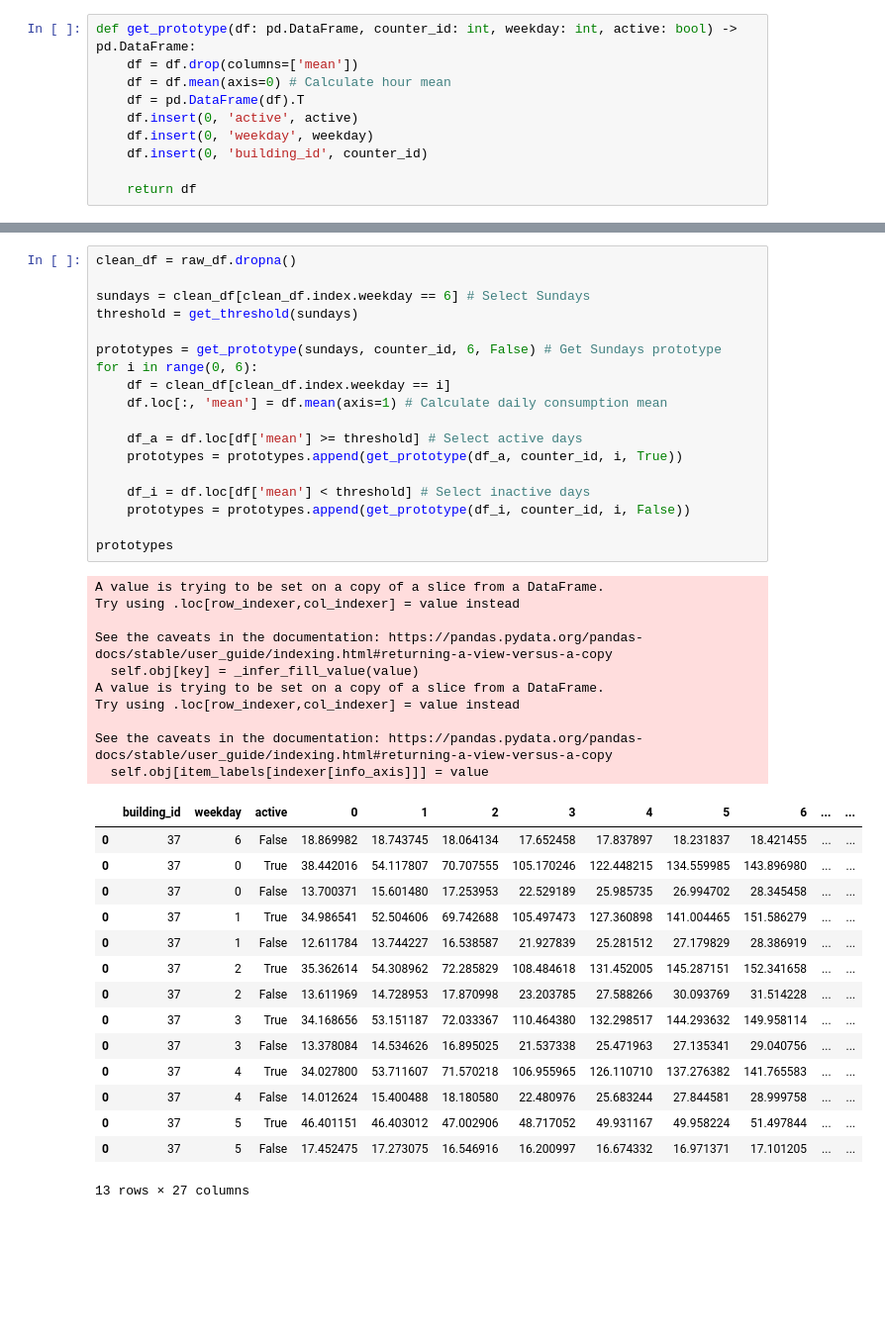
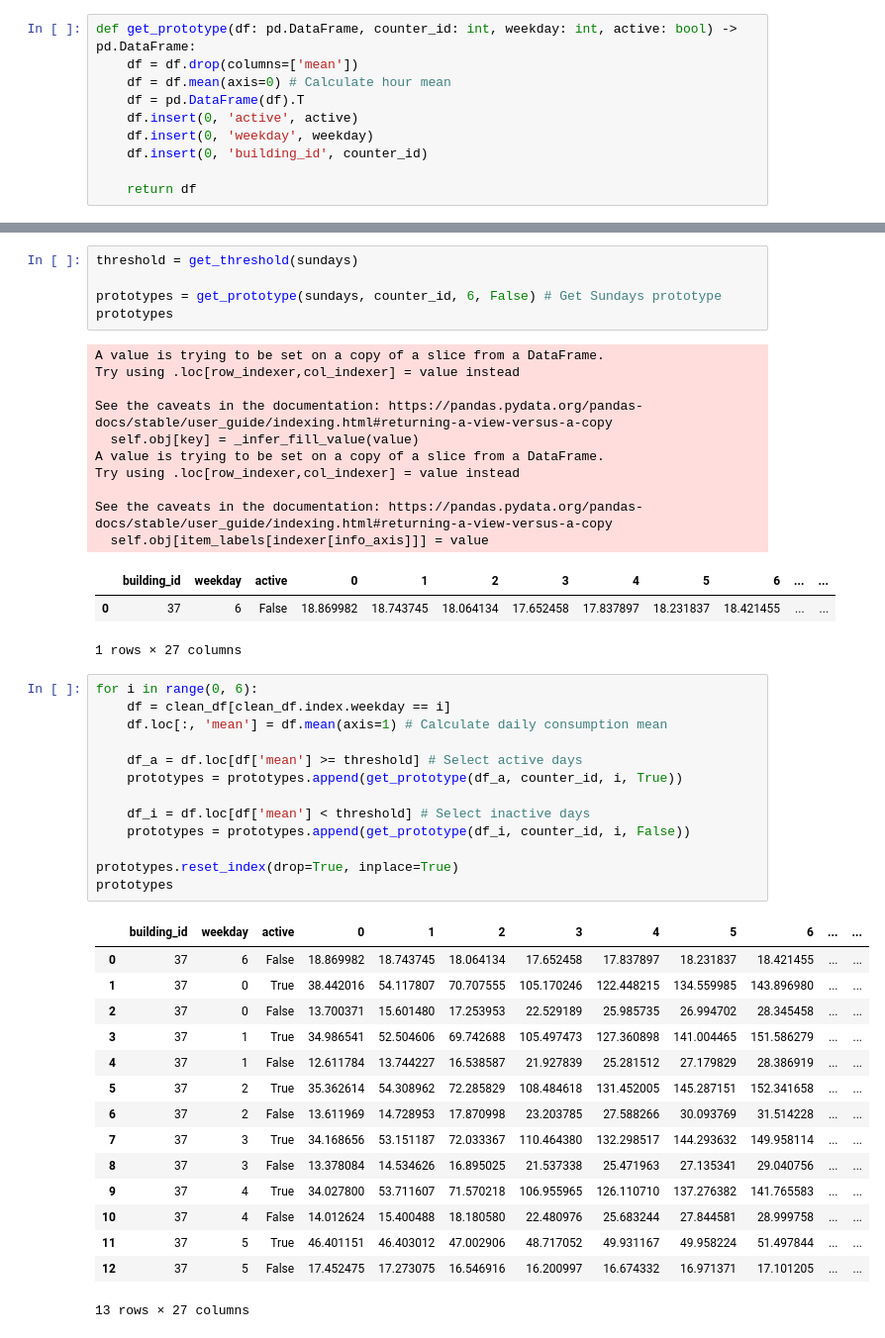
Before and after one commit to thmasker/DAntE, a Jupyter notebook: notebook/data-preprocessing/weekday_prototypes.ipynb, the cells around one changed output, grey strips where cells are left out. Shown: that part at 99% size. Saved outputs shown, nothing was run; the diff lists cells and outputs as text; blank space fills up the shorter version.

```diff
--- a/notebook/data-preprocessing/weekday_prototypes.ipynb
+++ b/notebook/data-preprocessing/weekday_prototypes.ipynb
@@ -66,44 +87,48 @@ def get_prototype(df: pd.DataFrame, counter_id: int, weekday: int, active: bool)
+# %%
+threshold = get_threshold(sundays)
+
+prototypes = get_prototype(sundays, counter_id, 6, False) # Get Sundays prototype
+prototypes
+# %% [output]
+A value is trying to be set on a copy of a slice from a DataFrame.
+Try using .loc[row_indexer,col_indexer] = value instead
+
+See the caveats in the documentation: https://pandas.pydata.org/pandas-docs/stable/user_guide/indexing.html#returning-a-view-versus-a-copy
+  self.obj[key] = _infer_fill_value(value)
+A value is trying to be set on a copy of a slice from a DataFrame.
+Try using .loc[row_indexer,col_indexer] = value instead
+
+See the caveats in the documentation: https://pandas.pydata.org/pandas-docs/stable/user_guide/indexing.html#returning-a-view-versus-a-copy
+  self.obj[item_labels[indexer[info_axis]]] = value
+|  | building_id | weekday | active | 0 | 1 | 2 | 3 | 4 | 5 | 6 | ... | ... |
+| 0 | 37 | 6 | False | 18.869982 | 18.743745 | 18.064134 | 17.652458 | 17.837897 | 18.231837 | 18.421455 | ... | ... |
+1 rows × 27 columns
 # %%
-clean_df = raw_df.dropna()
-
-sundays = clean_df[clean_df.index.weekday == 6] # Select Sundays
-threshold = get_threshold(sundays)
-
-prototypes = get_prototype(sundays, counter_id, 6, False) # Get Sundays prototype
 for i in range(0, 6):
     df = clean_df[clean_df.index.weekday == i]
     df.loc[:, 'mean'] = df.mean(axis=1) # Calculate daily consumption mean
 
     df_a = df.loc[df['mean'] >= threshold] # Select active days
     prototypes = prototypes.append(get_prototype(df_a, counter_id, i, True))
 
     df_i = df.loc[df['mean'] < threshold] # Select inactive days
     prototypes = prototypes.append(get_prototype(df_i, counter_id, i, False))
 
+prototypes.reset_index(drop=True, inplace=True)
 prototypes
 # %% [output]
+|  | building_id | weekday | active | 0 | 1 | 2 | 3 | 4 | 5 | 6 | ... | ... |
+| 0 | 37 | 6 | False | 18.869982 | 18.743745 | 18.064134 | 17.652458 | 17.837897 | 18.231837 | 18.421455 | ... | ... |
+| 1 | 37 | 0 | True | 38.442016 | 54.117807 | 70.707555 | 105.170246 | 122.448215 | 134.559985 | 143.896980 | ... | ... |
+| 2 | 37 | 0 | False | 13.700371 | 15.601480 | 17.253953 | 22.529189 | 25.985735 | 26.994702 | 28.345458 | ... | ... |
+| 3 | 37 | 1 | True | 34.986541 | 52.504606 | 69.742688 | 105.497473 | 127.360898 | 141.004465 | 151.586279 | ... | ... |
+| 4 | 37 | 1 | False | 12.611784 | 13.744227 | 16.538587 | 21.927839 | 25.281512 | 27.179829 | 28.386919 | ... | ... |
+| 5 | 37 | 2 | True | 35.362614 | 54.308962 | 72.285829 | 108.484618 | 131.452005 | 145.287151 | 152.341658 | ... | ... |
+| 6 | 37 | 2 | False | 13.611969 | 14.728953 | 17.870998 | 23.203785 | 27.588266 | 30.093769 | 31.514228 | ... | ... |
+| 7 | 37 | 3 | True | 34.168656 | 53.151187 | 72.033367 | 110.464380 | 132.298517 | 144.293632 | 149.958114 | ... | ... |
+| 8 | 37 | 3 | False | 13.378084 | 14.534626 | 16.895025 | 21.537338 | 25.471963 | 27.135341 | 29.040756 | ... | ... |
+| 9 | 37 | 4 | True | 34.027800 | 53.711607 | 71.570218 | 106.955965 | 126.110710 | 137.276382 | 141.765583 | ... | ... |
+| 10 | 37 | 4 | False | 14.012624 | 15.400488 | 18.180580 | 22.480976 | 25.683244 | 27.844581 | 28.999758 | ... | ... |
+| 11 | 37 | 5 | True | 46.401151 | 46.403012 | 47.002906 | 48.717052 | 49.931167 | 49.958224 | 51.497844 | ... | ... |
+| 12 | 37 | 5 | False | 17.452475 | 17.273075 | 16.546916 | 16.200997 | 16.674332 | 16.971371 | 17.101205 | ... | ... |
-A value is trying to be set on a copy of a slice from a DataFrame.
-Try using .loc[row_indexer,col_indexer] = value instead
-
-See the caveats in the documentation: https://pandas.pydata.org/pandas-docs/stable/user_guide/indexing.html#returning-a-view-versus-a-copy
-  self.obj[key] = _infer_fill_value(value)
-A value is trying to be set on a copy of a slice from a DataFrame.
-Try using .loc[row_indexer,col_indexer] = value instead
-
-See the caveats in the documentation: https://pandas.pydata.org/pandas-docs/stable/user_guide/indexing.html#returning-a-view-versus-a-copy
-  self.obj[item_labels[indexer[info_axis]]] = value
+13 rows × 27 columns
-|  | building_id | weekday | active | 0 | 1 | 2 | 3 | 4 | 5 | 6 | ... | ... |
-| 0 | 37 | 6 | False | 18.869982 | 18.743745 | 18.064134 | 17.652458 | 17.837897 | 18.231837 | 18.421455 | ... | ... |
-| 0 | 37 | 0 | True | 38.442016 | 54.117807 | 70.707555 | 105.170246 | 122.448215 | 134.559985 | 143.896980 | ... | ... |
-| 0 | 37 | 0 | False | 13.700371 | 15.601480 | 17.253953 | 22.529189 | 25.985735 | 26.994702 | 28.345458 | ... | ... |
-| 0 | 37 | 1 | True | 34.986541 | 52.504606 | 69.742688 | 105.497473 | 127.360898 | 141.004465 | 151.586279 | ... | ... |
-| 0 | 37 | 1 | False | 12.611784 | 13.744227 | 16.538587 | 21.927839 | 25.281512 | 27.179829 | 28.386919 | ... | ... |
-| 0 | 37 | 2 | True | 35.362614 | 54.308962 | 72.285829 | 108.484618 | 131.452005 | 145.287151 | 152.341658 | ... | ... |
-| 0 | 37 | 2 | False | 13.611969 | 14.728953 | 17.870998 | 23.203785 | 27.588266 | 30.093769 | 31.514228 | ... | ... |
-| 0 | 37 | 3 | True | 34.168656 | 53.151187 | 72.033367 | 110.464380 | 132.298517 | 144.293632 | 149.958114 | ... | ... |
-| 0 | 37 | 3 | False | 13.378084 | 14.534626 | 16.895025 | 21.537338 | 25.471963 | 27.135341 | 29.040756 | ... | ... |
-| 0 | 37 | 4 | True | 34.027800 | 53.711607 | 71.570218 | 106.955965 | 126.110710 | 137.276382 | 141.765583 | ... | ... |
-| 0 | 37 | 4 | False | 14.012624 | 15.400488 | 18.180580 | 22.480976 | 25.683244 | 27.844581 | 28.999758 | ... | ... |
-| 0 | 37 | 5 | True | 46.401151 | 46.403012 | 47.002906 | 48.717052 | 49.931167 | 49.958224 | 51.497844 | ... | ... |
-| 0 | 37 | 5 | False | 17.452475 | 17.273075 | 16.546916 | 16.200997 | 16.674332 | 16.971371 | 17.101205 | ... | ... |
-13 rows × 27 columns
```
Also changed, not shown: parts of 3 cells of this notebook, 2 other files.
